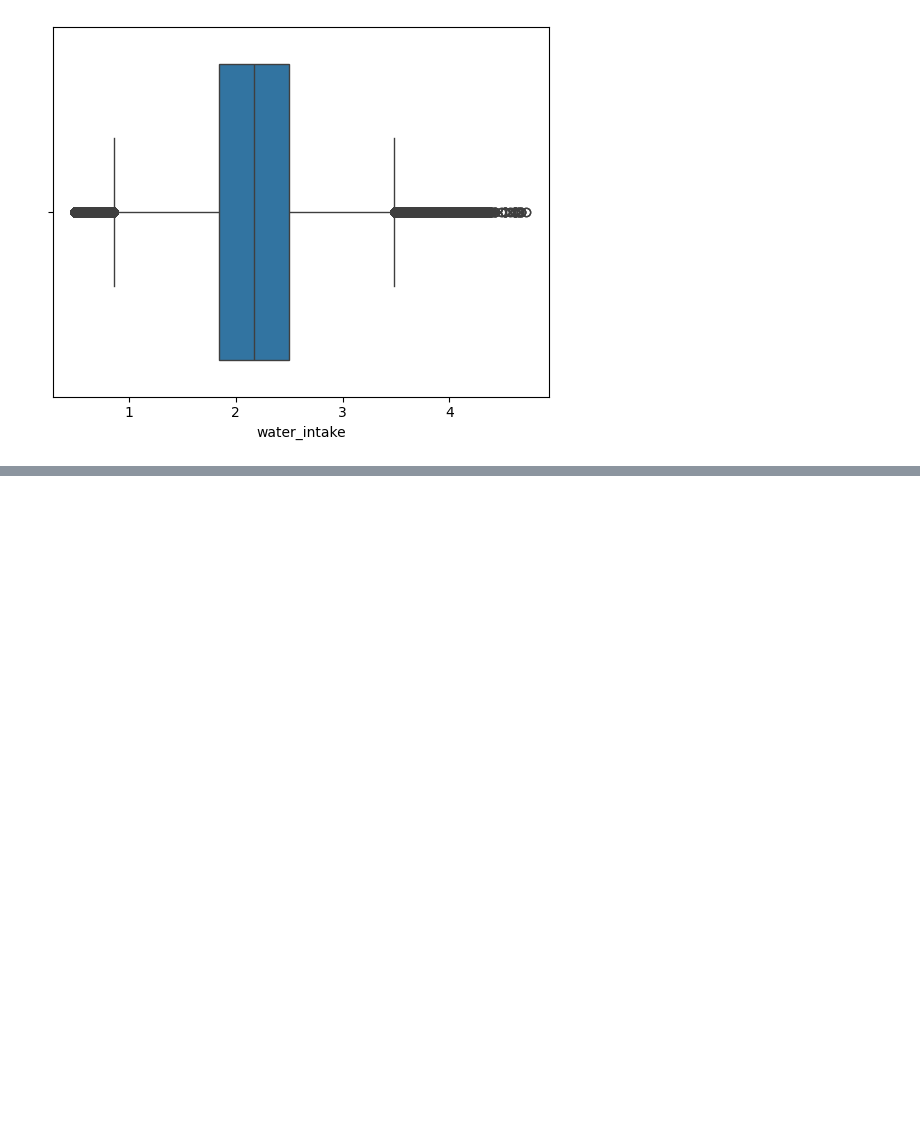
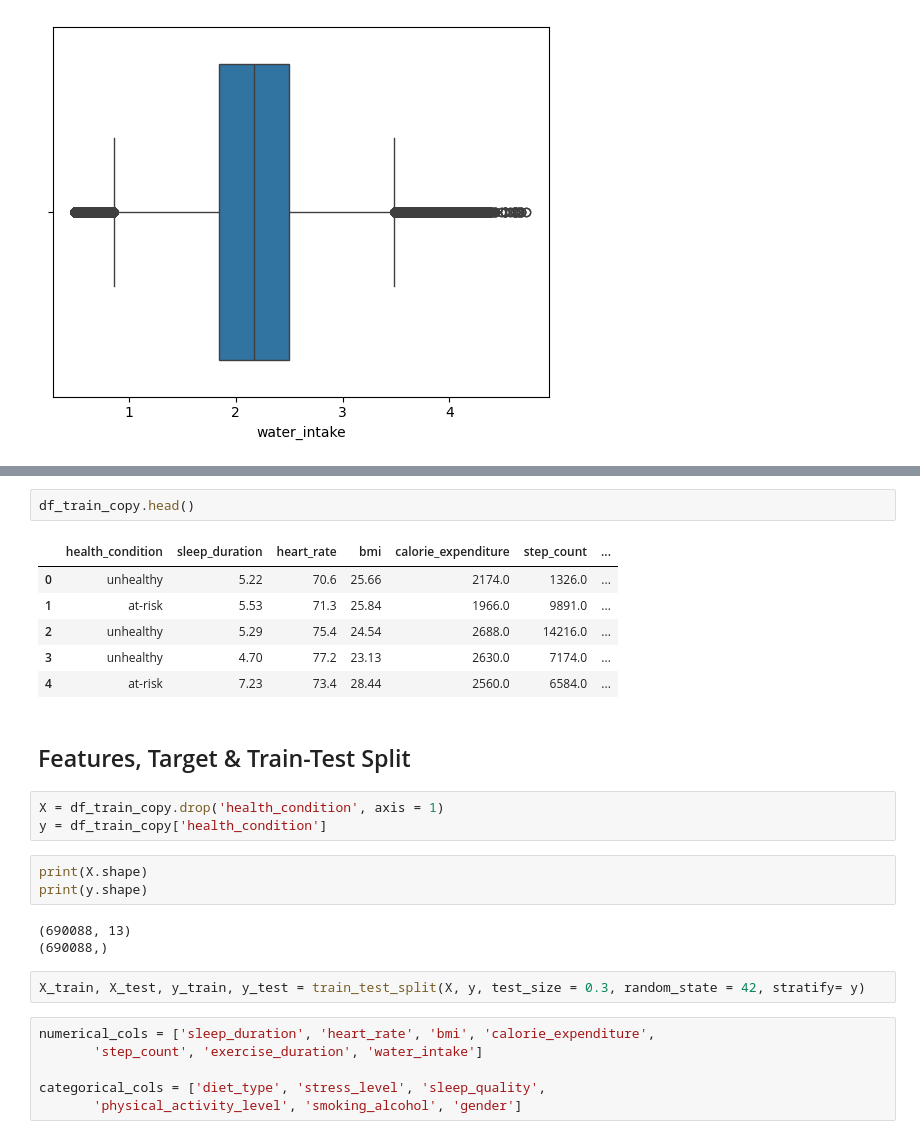
Before and after one commit to kulsoomz99/Predicting-Student-Health, a Jupyter notebook: Predicting_Student_Health.ipynb, the cells around one changed output, grey strips where cells are left out. Cells and saved outputs as stored; diff of their text form; blank space fills up the shorter version.

```diff
--- a/Predicting_Student_Health.ipynb
+++ b/Predicting_Student_Health.ipynb
@@ -126,0 +147,28 @@ for i in numeric_cols:
+# %%
+df_train_copy.head()
+# %% [output]
+|  | health_condition | sleep_duration | heart_rate | bmi | calorie_expenditure | step_count | ... |
+| 0 | unhealthy | 5.22 | 70.6 | 25.66 | 2174.0 | 1326.0 | ... |
+| 1 | at-risk | 5.53 | 71.3 | 25.84 | 1966.0 | 9891.0 | ... |
+| 2 | unhealthy | 5.29 | 75.4 | 24.54 | 2688.0 | 14216.0 | ... |
+| 3 | unhealthy | 4.70 | 77.2 | 23.13 | 2630.0 | 7174.0 | ... |
+| 4 | at-risk | 7.23 | 73.4 | 28.44 | 2560.0 | 6584.0 | ... |
+# %% [markdown]
+## Features, Target & Train-Test Split
+# %%
+X = df_train_copy.drop('health_condition', axis = 1)
+y = df_train_copy['health_condition']
+# %%
+print(X.shape)
+print(y.shape)
+# %% [output]
+(690088, 13)
+(690088,)
+# %%
+X_train, X_test, y_train, y_test = train_test_split(X, y, test_size = 0.3, random_state = 42, stratify= y)
+# %%
+numerical_cols = ['sleep_duration', 'heart_rate', 'bmi', 'calorie_expenditure',
+       'step_count', 'exercise_duration', 'water_intake']
+
+categorical_cols = ['diet_type', 'stress_level', 'sleep_quality',
+       'physical_activity_level', 'smoking_alcohol', 'gender']
```
Also changed, not shown: parts of 4 cells of this notebook.
